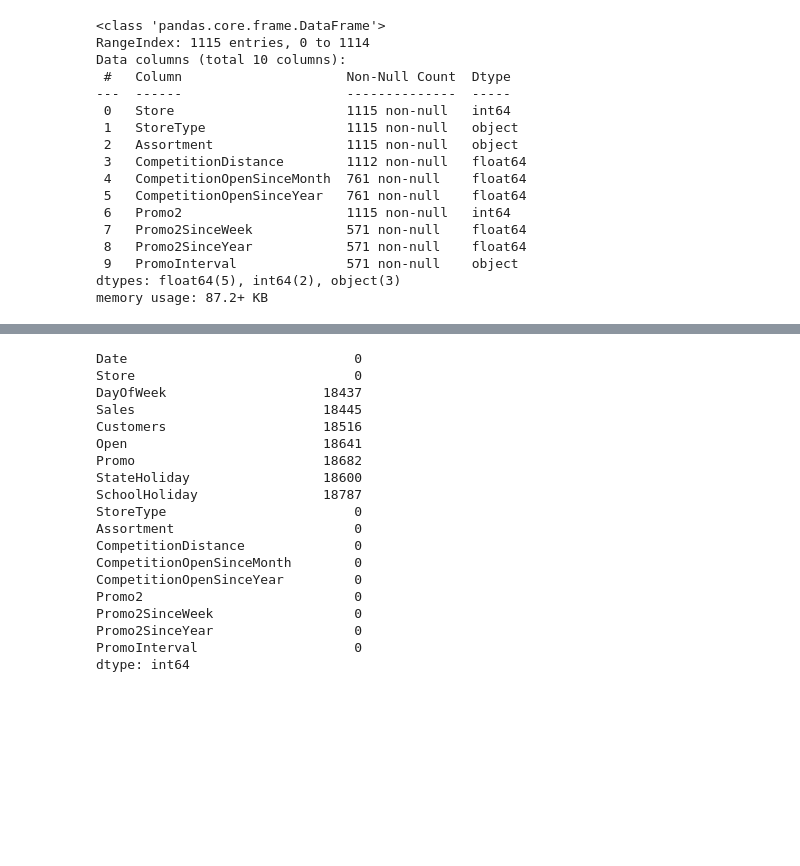
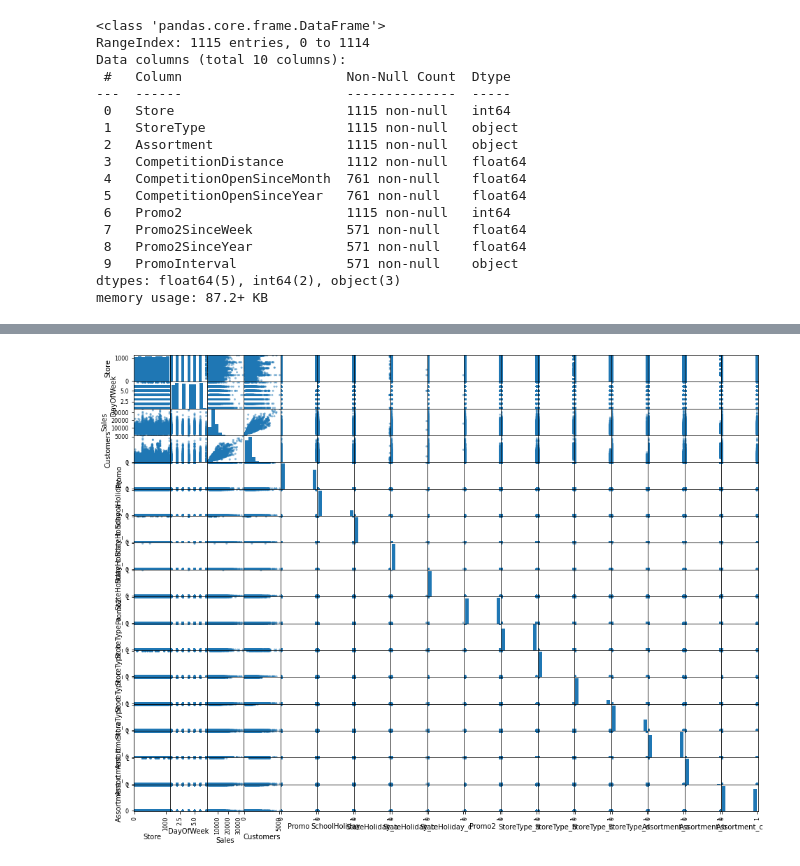
Before and after one commit to kirajano/akb, a Jupyter notebook: Rossmann.ipynb, the cells around one changed output, grey strips where cells are left out. Drawn from its saved outputs; the diff is of its cells as text; code cells hidden in the pictures; blank space fills up the shorter version.

```diff
--- a/Rossmann.ipynb
+++ b/Rossmann.ipynb
@@ -132,4 +107,20 @@ train_new = train.copy()
+# %%
+# Convert StateHoliday to dummy varibles
+dummies = pd.get_dummies(train['StateHoliday'], prefix='StateHoliday')[['StateHoliday_a','StateHoliday_b', 'StateHoliday_c']]
+train = pd.concat([train, dummies], axis=1)
+train.drop(labels=['StateHoliday'], inplace=True, axis=1)
+
+# Convert StoreType to dummy varibles
+dummies = pd.get_dummies(store['StoreType'], prefix='StoreType')
+store = pd.concat([store, dummies], axis=1)
+store.drop(labels=['StoreType'], inplace=True, axis=1)
+
+# Convert Assortment to dummy varibles
+dummies = pd.get_dummies(store['Assortment'], prefix='Assortment')
+store = pd.concat([store, dummies], axis=1)
+store.drop(labels=['Assortment'], inplace=True, axis=1)
 # %%
-data = pd.merge(train, store_new, on=["Store"])
-data.head()
+# Concatenate all data
+data = pd.merge(train, store, on=["Store"])
+data.isna().sum() / data.shape[0]
 # %% [output]
@@ -142,22 +146,6 @@ data.head()
-# %%
-data.isna().sum()
-# %% [output]
-Date                             0
-Store                            0
-DayOfWeek                    18437
-Sales                        18445
-Customers                    18516
-Open                         18641
-Promo                        18682
-StateHoliday                 18600
-SchoolHoliday                18787
-StoreType                        0
-Assortment                       0
-CompetitionDistance              0
-CompetitionOpenSinceMonth        0
-CompetitionOpenSinceYear         0
-Promo2                           0
-Promo2SinceWeek                  0
-Promo2SinceYear                  0
-PromoInterval                    0
-dtype: int64
+# %%
+#Plot scatters against Sales
+plt.rcParams['figure.figsize'] = [16, 12]
+_ = pd.plotting.scatter_matrix(data.sample(n=20_000))
+# %% [output]
+[figure, added]
```
Also changed, not shown: parts of 20 cells of this notebook.
